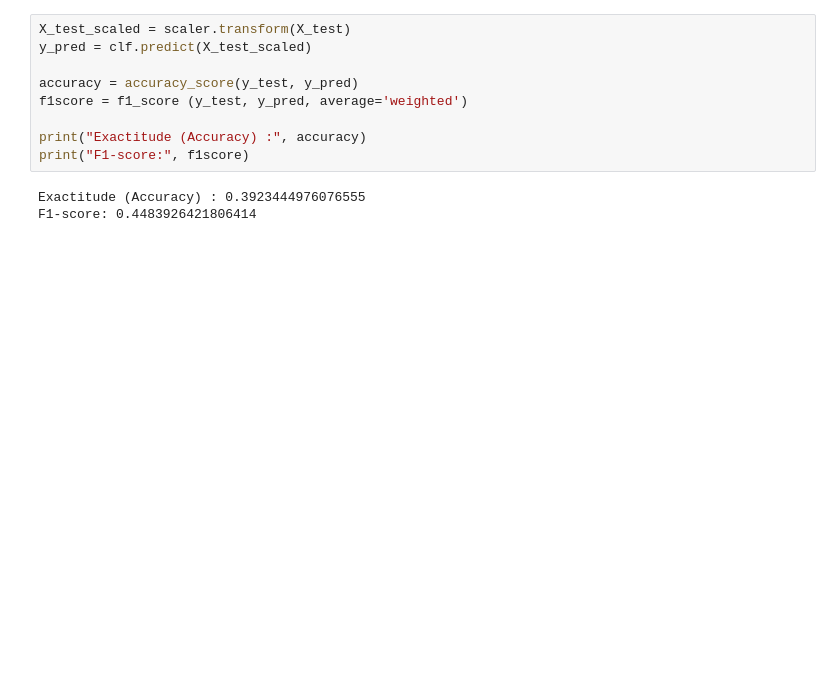
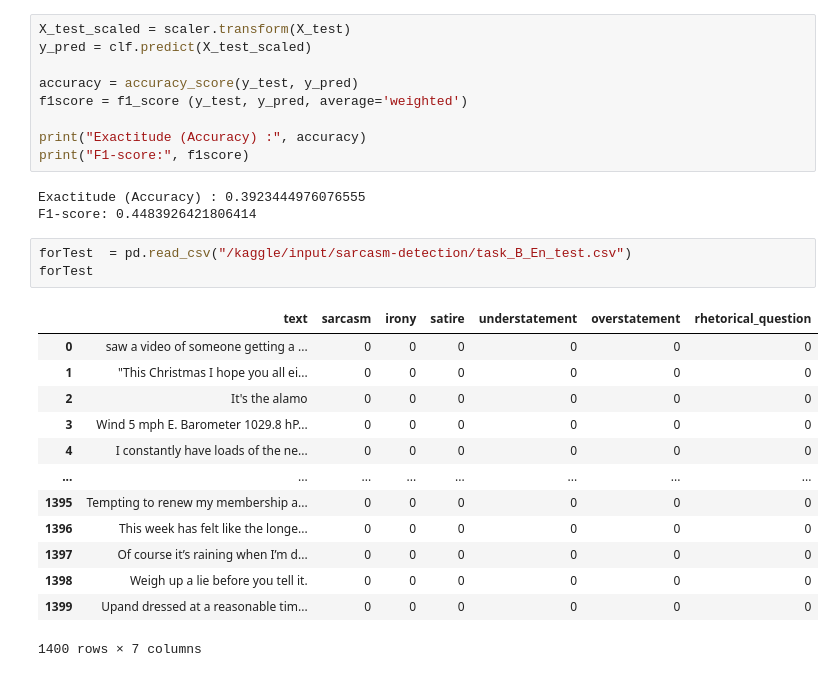
Before and after one commit to Boussairi/NLP-Project, a Jupyter notebook: Task B.ipynb, the cells around one changed output. Drawn from its saved outputs; the diff is of its cells as text; blank space fills up the shorter version.

```diff
--- a/Task B.ipynb
+++ b/Task B.ipynb
@@ -312,3 +295,20 @@ print("F1-score:", f1score)
 # %% [output]
 Exactitude (Accuracy) : 0.3923444976076555
 F1-score: 0.4483926421806414
+# %%
+forTest  = pd.read_csv("/kaggle/input/sarcasm-detection/task_B_En_test.csv")
+forTest
+# %% [output]
+|  | text | sarcasm | irony | satire | understatement | overstatement | rhetorical_question |
+| 0 | saw a video of someone getting a ... | 0 | 0 | 0 | 0 | 0 | 0 |
+| 1 | "This Christmas I hope you all ei... | 0 | 0 | 0 | 0 | 0 | 0 |
+| 2 | It's the alamo | 0 | 0 | 0 | 0 | 0 | 0 |
+| 3 | Wind 5 mph E. Barometer 1029.8 hP... | 0 | 0 | 0 | 0 | 0 | 0 |
+| 4 | I constantly have loads of the ne... | 0 | 0 | 0 | 0 | 0 | 0 |
+| ... | ... | ... | ... | ... | ... | ... | ... |
+| 1395 | Tempting to renew my membership a... | 0 | 0 | 0 | 0 | 0 | 0 |
+| 1396 | This week has felt like the longe... | 0 | 0 | 0 | 0 | 0 | 0 |
+| 1397 | Of course it’s raining when I’m d... | 0 | 0 | 0 | 0 | 0 | 0 |
+| 1398 | Weigh up a lie before you tell it. | 0 | 0 | 0 | 0 | 0 | 0 |
+| 1399 | Upand dressed at a reasonable tim... | 0 | 0 | 0 | 0 | 0 | 0 |
+1400 rows × 7 columns
```
Also changed, not shown: parts of 5 cells of this notebook.
